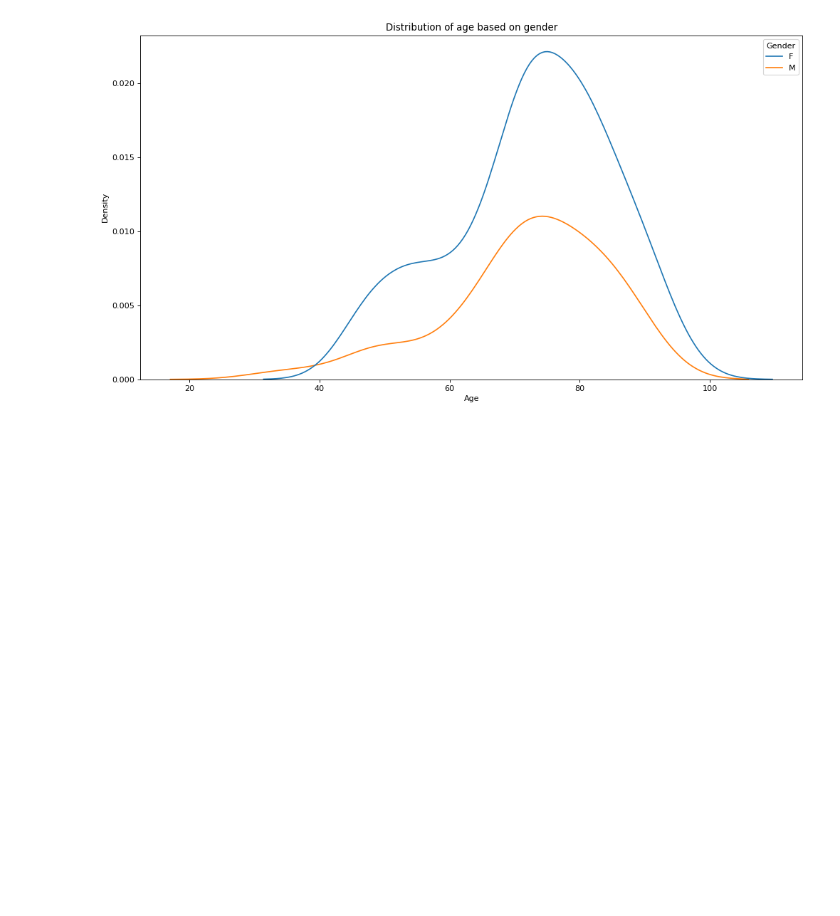
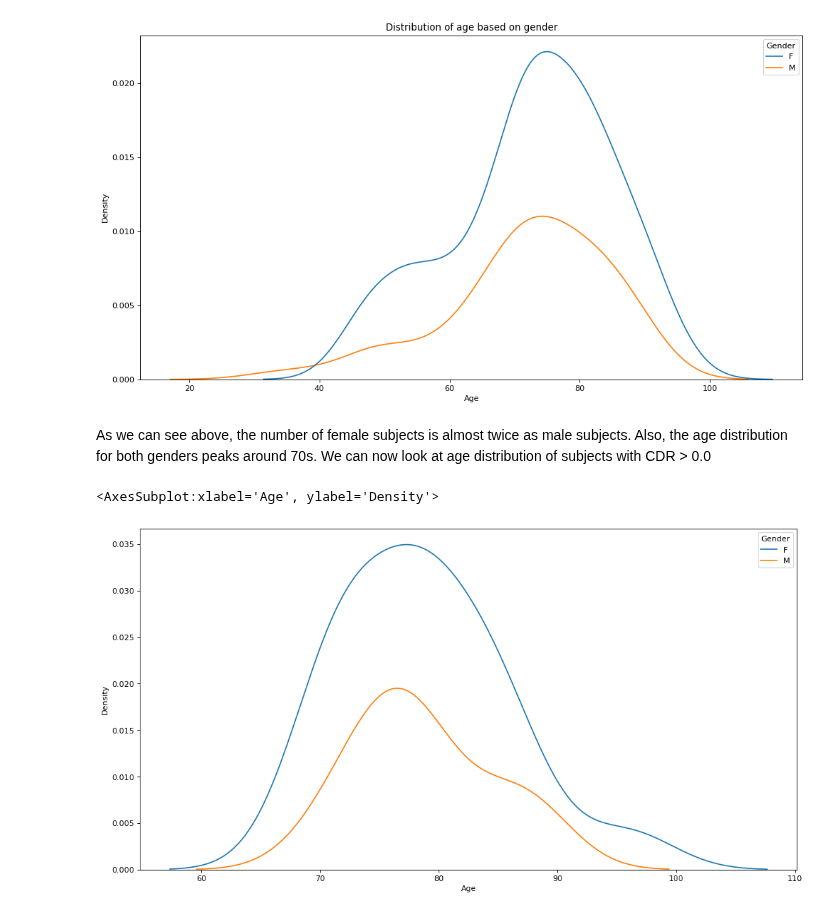
Before and after one commit to Gauss-x/Alzheimer-s-Analysis, a Jupyter notebook: main.ipynb, the cells around one changed output. Drawn from its saved outputs; the diff is of its cells as text; code cells hidden in the pictures; blank space fills up the shorter version.

```diff
--- a/main.ipynb
+++ b/main.ipynb
@@ -210,3 +207,14 @@ sns.kdeplot(data = df_cross, x = 'Age', hue = 'Gender')
 # %% [output]
 <AxesSubplot:title={'center':'Distribution of age based on gender'}, xlabel='Age', ylabel='Density'>
 [figure]
+# %% [markdown]
+As we can see above, the number of female subjects is almost twice as male subjects. Also, the age distribution for both genders peaks around 70s. We can now look at age distribution of subjects with CDR > 0.0
+# %%
+figure(figsize=(15, 8), dpi=80)
+
+cdr = df_cross[df_cross['CDR'] > 0.5]
+
+sns.kdeplot(data = cdr, x = 'Age', hue = 'Gender')
+# %% [output]
+<AxesSubplot:xlabel='Age', ylabel='Density'>
+[figure, added]
```
Also changed, not shown: parts of 14 cells of this notebook.
